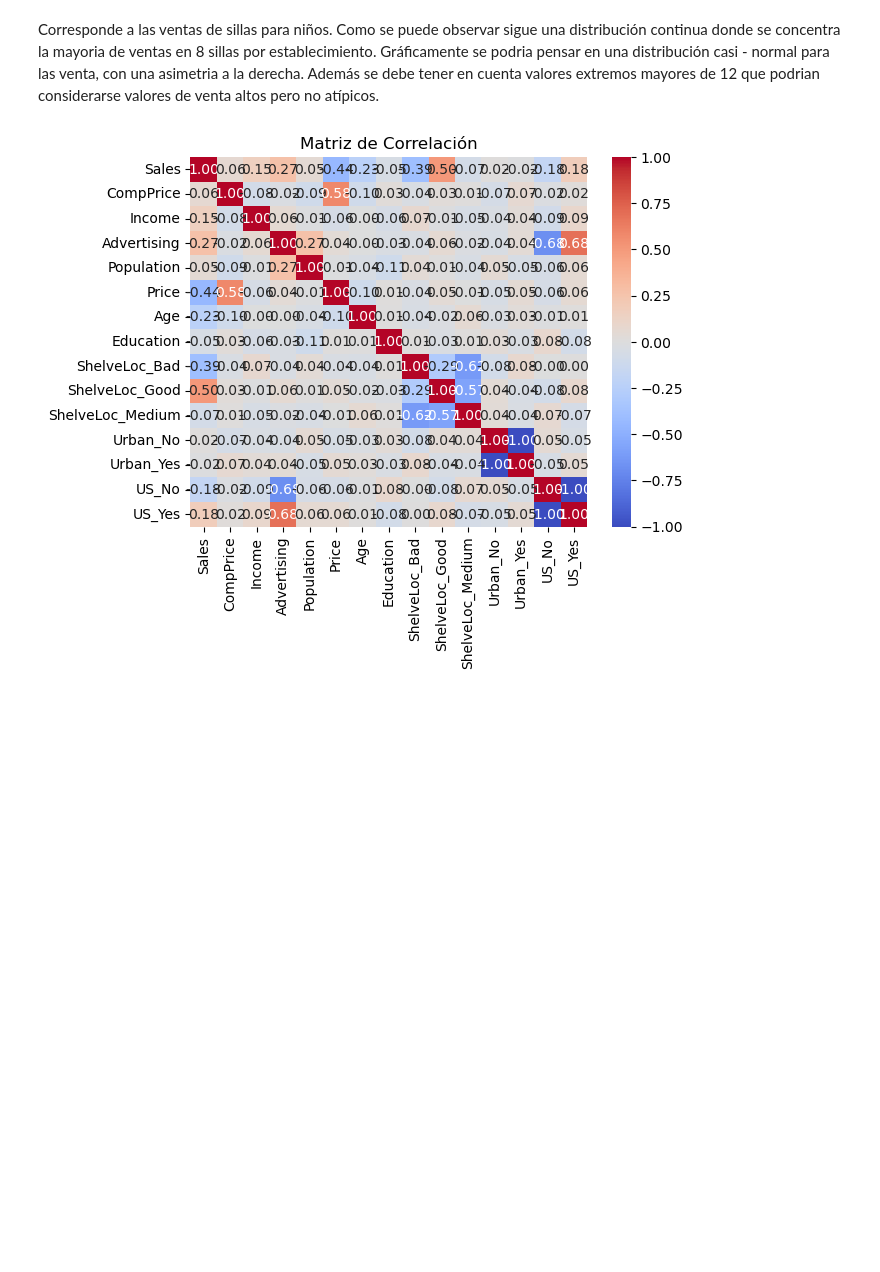
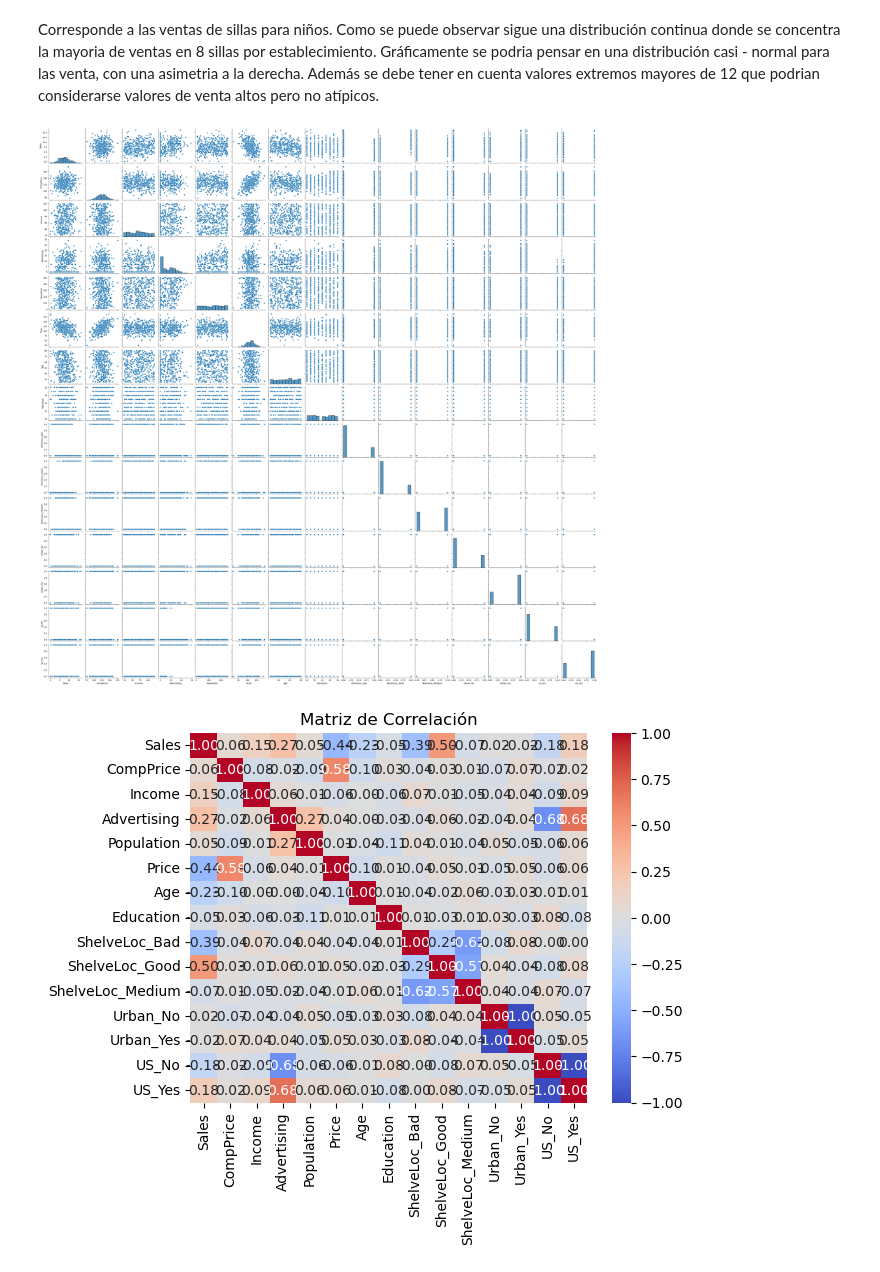
Before and after one commit to carrasquintero/Entrega_ETL, a Jupyter notebook: ML/Caso implementación de modelos no lineales aditivos en un problema de regresión.ipynb, the cells around one changed output. Cells and saved outputs as stored; diff of their text form; code cells hidden in the pictures; blank space fills up the shorter version.

```diff
--- a/ML/Caso implementación de modelos no lineales aditivos en un problema de regresión.ipynb
+++ b/ML/Caso implementación de modelos no lineales aditivos en un problema de regresión.ipynb
@@ -144,6 +144,12 @@ plt.show()
 [figure]
 # %% [markdown]
 Corresponde a las ventas de sillas para niños. Como se puede observar sigue una distribución continua donde se concentra la mayoria de ventas en 8 sillas por establecimiento. Gráficamente se podria pensar en una distribución casi - normal para las venta, con una asimetria a la derecha. Además se debe tener en cuenta valores extremos mayores de 12 que podrian considerarse valores de venta altos pero no atípicos.
+# %%
+XTotalAux=pd.DataFrame(Carseats)
+sns.pairplot(XTotalAux, kind="scatter")
+plt.show()
+# %% [output]
+[figure, added]
 # %%
 sns.heatmap(Carseats.corr(), annot=True, cmap="coolwarm", fmt=".2f")
 plt.title("Matriz de Correlación")
```
Also changed, not shown: parts of 3 cells of this notebook.
